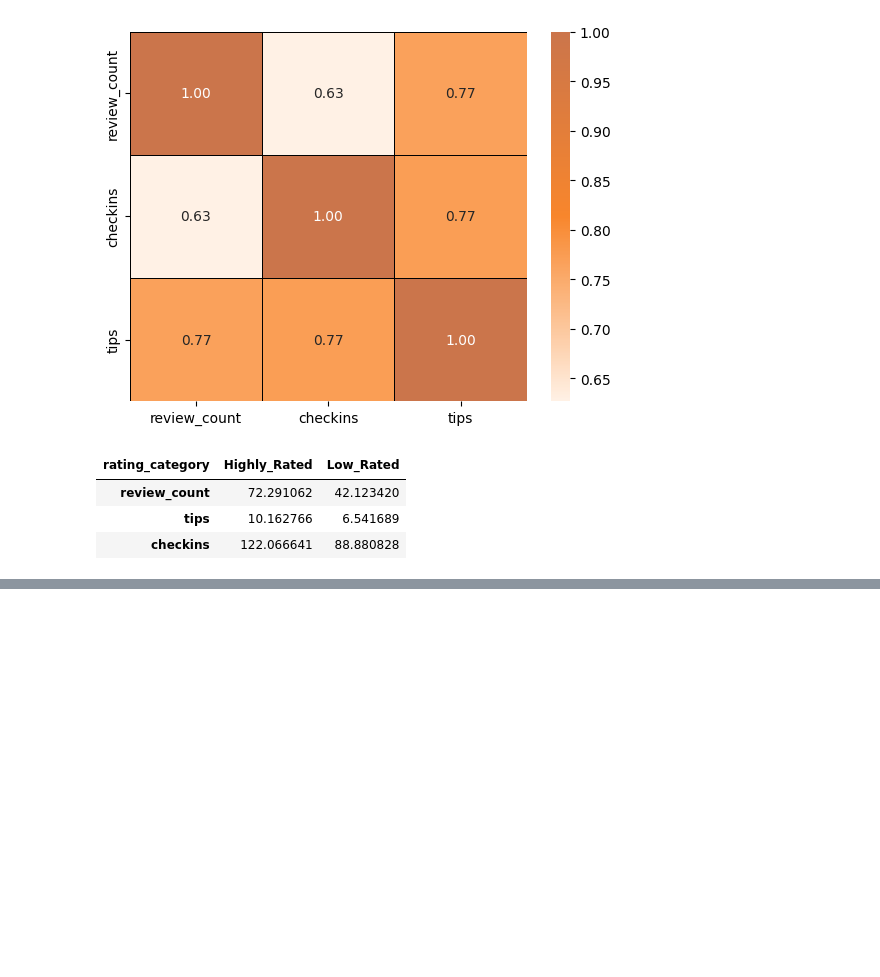
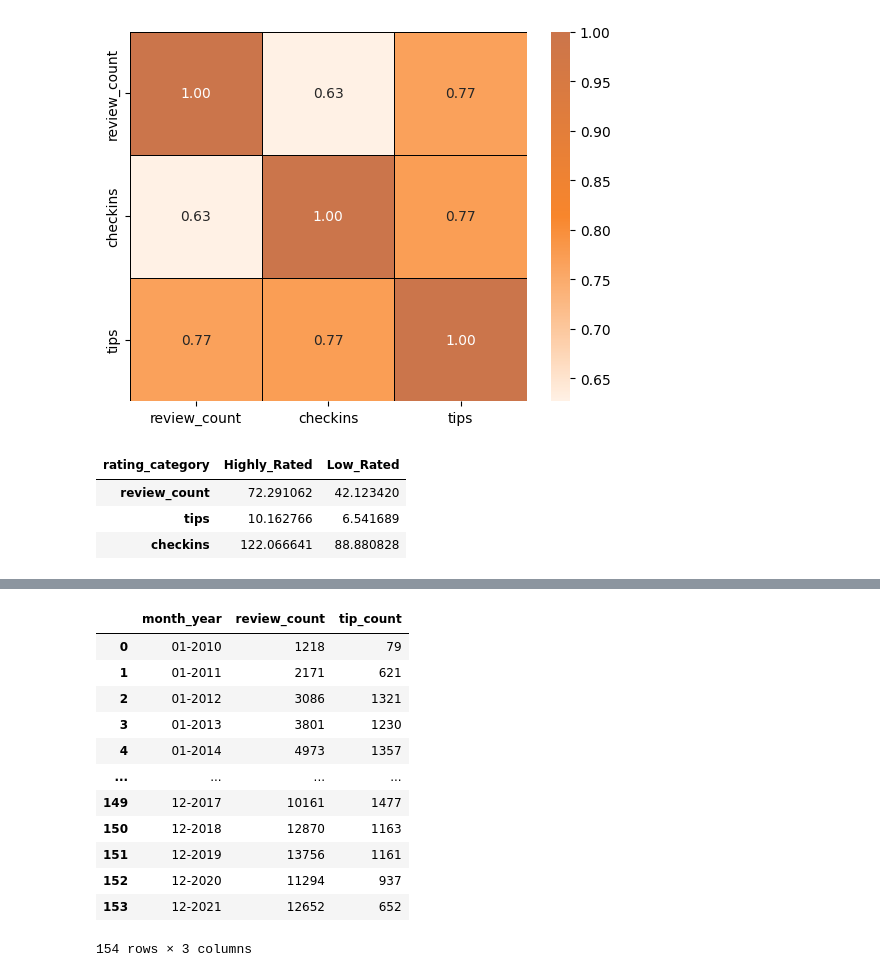
Before and after one commit to satvik231/Restautrant-Success-Analysis, a Jupyter notebook: creation.ipynb, the cells around one changed output, grey strips where cells are left out. Drawn from its saved outputs; the diff is of its cells as text; code cells hidden in the pictures; blank space fills up the shorter version.

```diff
--- a/creation.ipynb
+++ b/creation.ipynb
@@ -453,0 +536,39 @@ rating_category.groupby('rating_category')[['review_count','tips','checkins']].m
+# %%
+# Are there any patterns in the user engagement over time for successful business compared to less successful businesses?
+# Are there any seasonal trends in the user engagement for restautrants?
+
+high_rated_engagement = pd.read_sql_query(f"""
+SELECT review.month_year,review.review_count,tip.tip_count
+FROM
+(SELECT strftime('%m-%Y',date) AS month_year, COUNT(*) AS review_count
+FROM yelp_academic_dataset_review
+WHERE business_id IN {tuple(business_id['business_id'])} and stars >= 3.5
+GROUP BY month_year
+ORDER BY month_year) as review
+INNER JOIN
+(SELECT AVG(b.stars),strftime('%m-%Y',date) AS month_year, COUNT(*) AS tip_count
+FROM yelp_academic_dataset_tip t
+INNER JOIN yelp_academic_dataset_business b
+ON t.business_id = b.business_id
+WHERE t.business_id IN {tuple(business_id['business_id'])} and stars >= 3.5
+GROUP BY month_year
+ORDER BY month_year) as tip
+
+ON review.month_year = tip.month_year
+""",conn)
+# %%
+high_rated_engagement
+# %% [output]
+|  | month_year | review_count | tip_count |
+| 0 | 01-2010 | 1218 | 79 |
+| 1 | 01-2011 | 2171 | 621 |
+| 2 | 01-2012 | 3086 | 1321 |
+| 3 | 01-2013 | 3801 | 1230 |
+| 4 | 01-2014 | 4973 | 1357 |
+| ... | ... | ... | ... |
+| 149 | 12-2017 | 10161 | 1477 |
+| 150 | 12-2018 | 12870 | 1163 |
+| 151 | 12-2019 | 13756 | 1161 |
+| 152 | 12-2020 | 11294 | 937 |
+| 153 | 12-2021 | 12652 | 652 |
+154 rows × 3 columns
```
Also changed, not shown: parts of 13 cells of this notebook, 1 other file.
